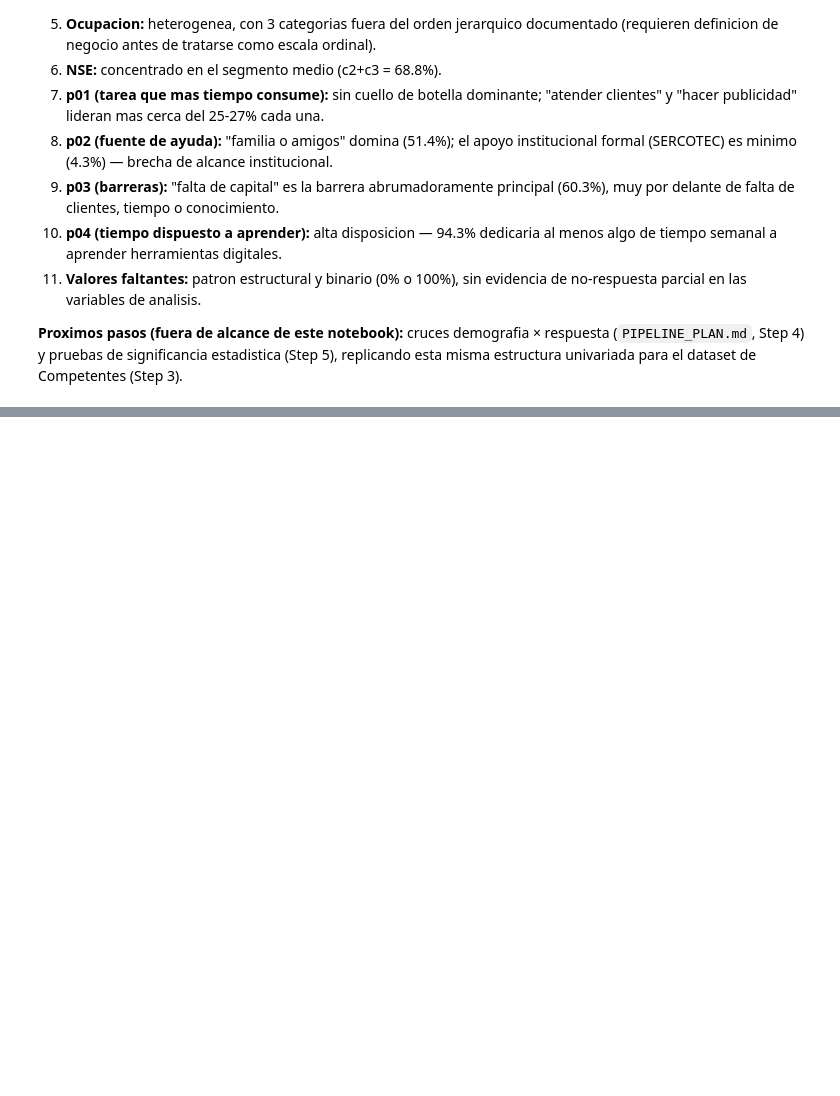
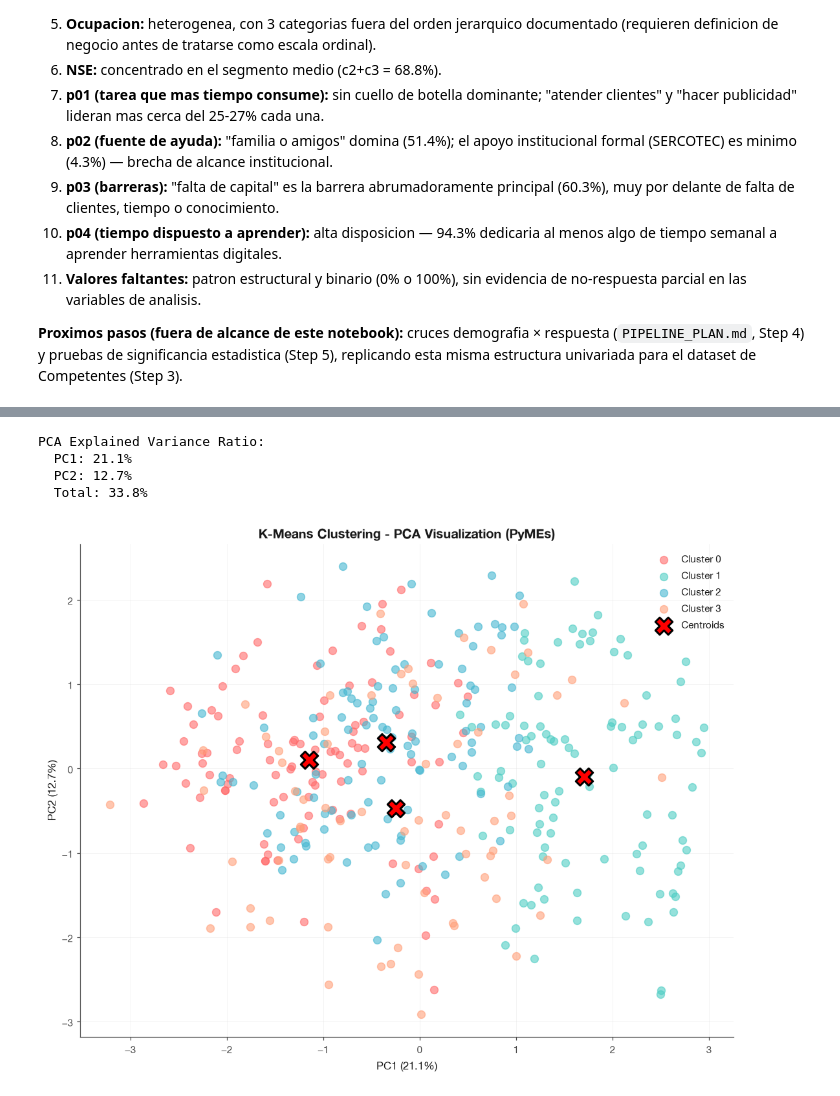
Before and after one commit to tomasleale/icd_ia, a Jupyter notebook: ia_icd_pymes_analysis.ipynb, the cells around one changed output, grey strips where cells are left out. Cells and saved outputs as stored; diff of their text form; code cells hidden in the pictures; blank space fills up the shorter version.

```diff
--- a/ia_icd_pymes_analysis.ipynb
+++ b/ia_icd_pymes_analysis.ipynb
@@ -2440,0 +2513,18 @@ misma estructura univariada para el dataset de Competentes (Step 3).
+# %%
+k = 4
+kmeans = KMeans(n_clusters=k, random_state=42, n_init=10)
+clusters = kmeans.fit_predict(df_scaled)
+
+df_cluster_clean['cluster'] = clusters
+
+cluster_sizes = df_cluster_clean['cluster'].value_counts().sort_index()
+print(f"\nCluster Distribution:")
+for cluster_id, size in cluster_sizes.items():
+    pct = 100 * size / len(df_cluster_clean)
+    print(f"  Cluster {cluster_id}: {size} ({pct:.1f}%)")
+
+print(f"\nCluster Quality Metrics:")
+silhouette = silhouette_score(df_scaled, clusters)
+davies_bouldin = davies_bouldin_score(df_scaled, clusters)
+print(f"  Silhouette Score: {silhouette:.4f}")
+print(f"  Davies-Bouldin Score: {davies_bouldin:.4f}")
@@ -2440,0 +2541,34 @@ misma estructura univariada para el dataset de Competentes (Step 3).
+# %%
+from sklearn.decomposition import PCA
+
+pca = PCA(n_components=2)
+df_pca = pca.fit_transform(df_scaled)
+
+print(f"PCA Explained Variance Ratio:")
+print(f"  PC1: {pca.explained_variance_ratio_[0]:.1%}")
+print(f"  PC2: {pca.explained_variance_ratio_[1]:.1%}")
+print(f"  Total: {pca.explained_variance_ratio_.sum():.1%}")
+
+fig, ax = plt.subplots(figsize=(10, 8))
+colors = ['#FF6B6B', '#4ECDC4', '#45B7D1', '#FFA07A']
+for cluster_id in range(k):
+    mask = clusters == cluster_id
+    ax.scatter(df_pca[mask, 0], df_pca[mask, 1], c=colors[cluster_id], label=f'Cluster {cluster_id}', s=60, alpha=0.6)
+
+centroids_pca = pca.transform(kmeans.cluster_centers_)
+ax.scatter(centroids_pca[:, 0], centroids_pca[:, 1], c='red', marker='X', s=300, edgecolors='black', linewidths=2, label='Centroids')
+
+ax.set_xlabel(f'PC1 ({pca.explained_variance_ratio_[0]:.1%})')
+ax.set_ylabel(f'PC2 ({pca.explained_variance_ratio_[1]:.1%})')
+ax.set_title('K-Means Clustering - PCA Visualization (PyMEs)')
+ax.legend()
+ax.grid(alpha=0.3)
+plt.tight_layout()
+save_fig(fig, "clustering_pca_visualization_pymes.png", subdir="pymes")
+plt.show()
+# %% [output]
+PCA Explained Variance Ratio:
+  PC1: 21.1%
+  PC2: 12.7%
+  Total: 33.8%
+[figure, added]
```
Also changed, not shown: parts of 7 cells of this notebook, 3 other files.
